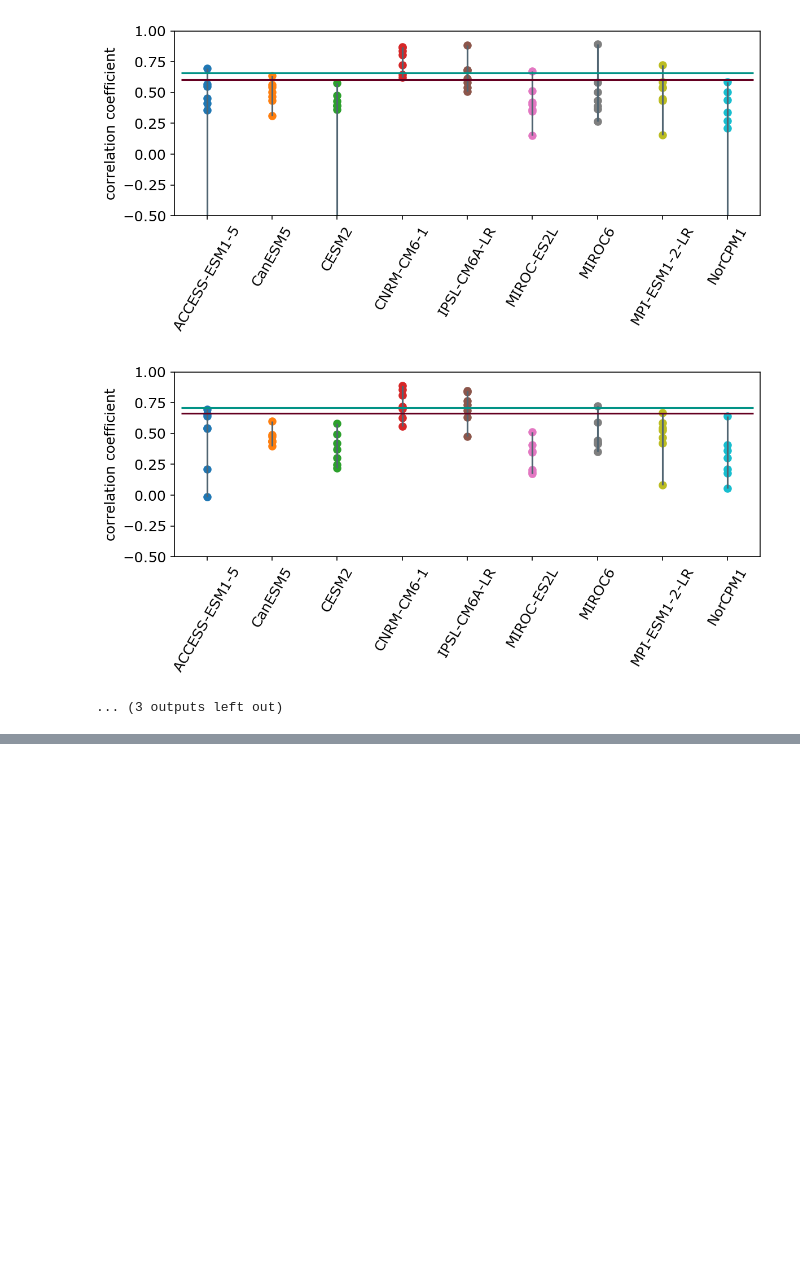
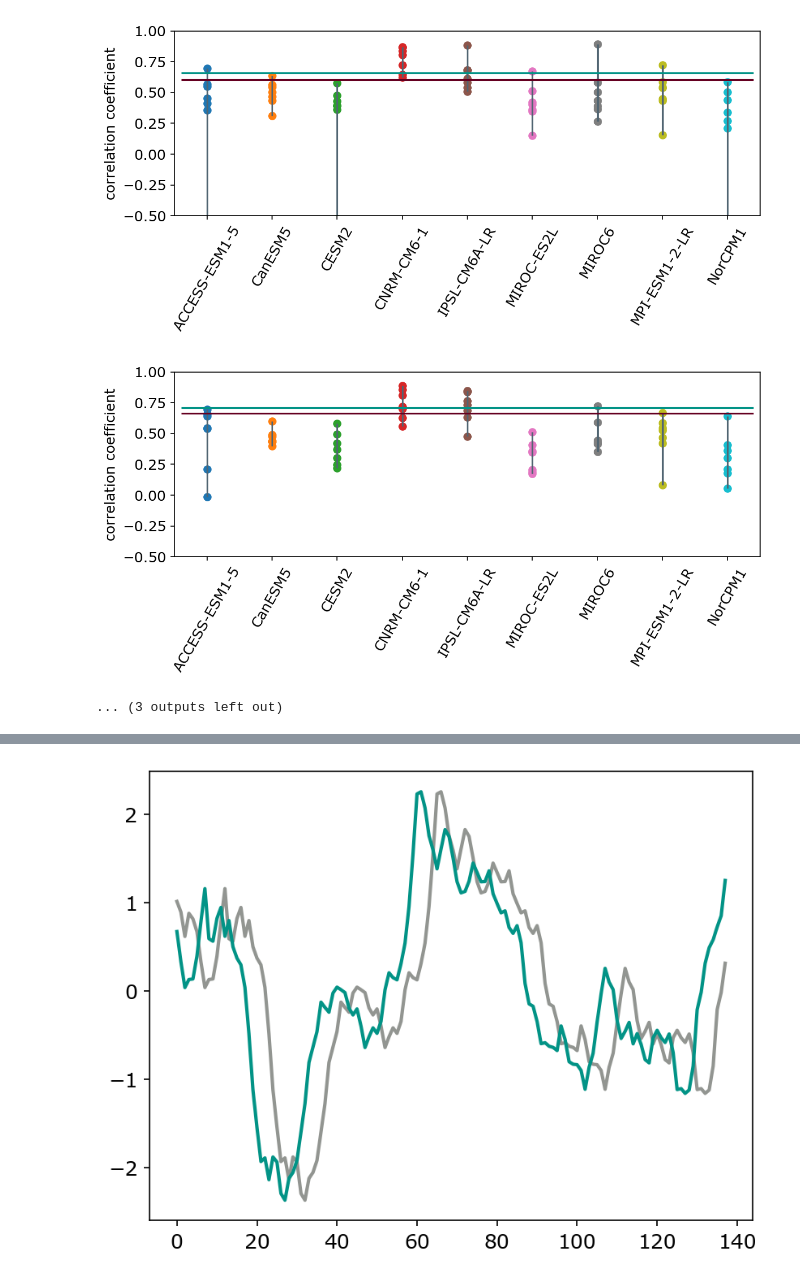
Before and after one commit to emily-gordy/NPac_MultiYear_SkillComponentAnalysis, a Jupyter notebook: supplemental/evaluate_tvtfolds.ipynb, the cells around one changed output, grey strips where cells are left out. Cells and saved outputs as stored; diff of their text form; code cells hidden in the pictures; blank space fills up the shorter version.

```diff
--- a/supplemental/evaluate_tvtfolds.ipynb
+++ b/supplemental/evaluate_tvtfolds.ipynb
@@ -135,8 +135,11 @@ modelscorr = np.empty((len(foldseeds),len(seedlist),nmodels,nvariant))
 obscorr_ERSST = np.empty((len(foldseeds),len(seedlist)))
 obscorr_HadISST = np.empty((len(foldseeds),len(seedlist)))
 
-obstimeseries_true = np.empty((len(foldseeds),len(seedlist),len(obsyearvec)))
-obstimeseries_pred = np.empty((len(foldseeds),len(seedlist),len(obsyearvec)))
+obstimeseries_ERSST_true = np.empty((len(foldseeds),len(seedlist),len(obsyearvec)))
+obstimeseries_ERSST_pred = np.empty((len(foldseeds),len(seedlist),len(obsyearvec)))
+
+obstimeseries_HadISST_true = np.empty((len(foldseeds),len(seedlist),len(obsyearvec)))
+obstimeseries_HadISST_pred = np.empty((len(foldseeds),len(seedlist),len(obsyearvec)))
 
 valmse = np.empty((len(foldseeds),len(seedlist)))
 # %%
@@ -204,7 +207,10 @@ for ifold, foldseed in enumerate(foldseeds):
         obscorr_ERSST[ifold,iseed],_ = allthelinalg.corr_indextimeseries(bestpattern,outputobs_ERSST,y_pred_ERSST,outputval,y_pred_val,landmask)
         obscorr_HadISST[ifold,iseed],_ = allthelinalg.corr_indextimeseries(bestpattern,outputobs_HadISST,y_pred_HadISST,outputval,y_pred_val,landmask)
 
-        obstimeseries_true[ifold,iseed,:] = allthelinalg.index_timeseries(outputobs_ERSST,bestpattern,landmask)
-        obstimeseries_pred[ifold,iseed,:] = allthelinalg.index_timeseries(y_pred_ERSST,bestpattern,landmask)
+        obstimeseries_ERSST_true[ifold,iseed,:] = allthelinalg.index_timeseries(outputobs_ERSST,bestpattern,landmask)
+        obstimeseries_ERSST_pred[ifold,iseed,:] = allthelinalg.index_timeseries(y_pred_ERSST,bestpattern,landmask)
+
+        obstimeseries_HadISST_true[ifold,iseed,:] = allthelinalg.index_timeseries(outputobs_HadISST,bestpattern,landmask)
+        obstimeseries_HadISST_pred[ifold,iseed,:] = allthelinalg.index_timeseries(y_pred_HadISST,bestpattern,landmask)
 # %% [output]
 conversion done
@@ -256,0 +326,13 @@ for ifold in range(len(foldseeds)):
+# %%
+from scipy.stats import pearsonr
+
+plt.plot(np.mean(besttimeseries_ERSST_true,axis=0)[:-5],color='xkcd:grey',linewidth=2)
+plt.plot(np.mean(besttimeseries_ERSST_true,axis=0)[5:],color='xkcd:teal',linewidth=2)
+
+# a=pearsonr(np.mean(besttimeseries_ERSST_true,axis=0)[:-5],np.mean(besttimeseries_ERSST_true,axis=0)[5:])
+# print(a)
+
+a = np.mean((np.mean(besttimeseries_ERSST_true,axis=0)[:-5]-np.mean(besttimeseries_ERSST_true,axis=0)[5:])**2)
+b = np.mean((np.mean(besttimeseries_ERSST_true,axis=0)-np.mean(besttimeseries_ERSST_pred,axis=0))**2)
+# %% [output]
+[figure, added]
```
Also changed, not shown: parts of 5 cells of this notebook, 7 other files.
